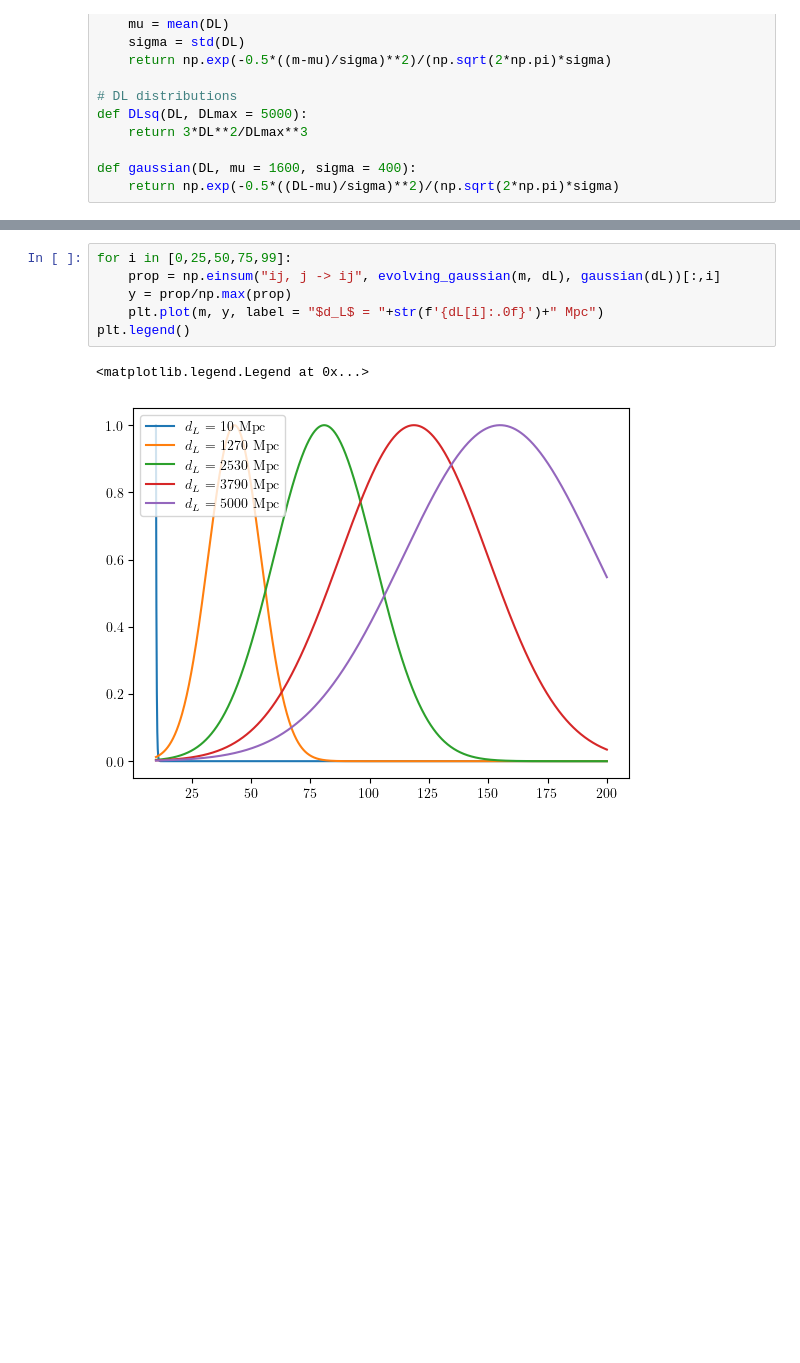
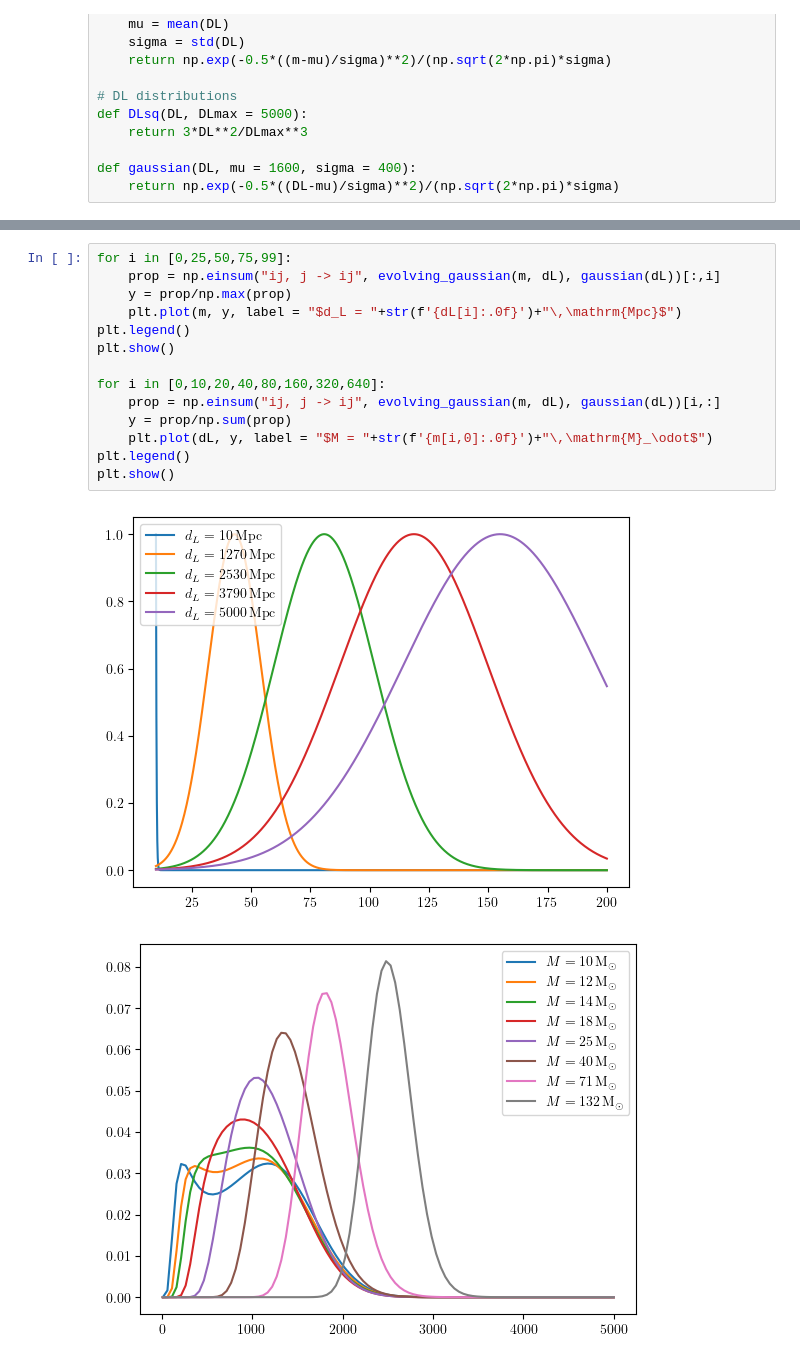
Before and after one commit to thomasckng/population_analysis, a Jupyter notebook: H0_test/plot_distributions.ipynb, the cells around one changed output, grey strips where cells are left out. Drawn from its saved outputs; the diff is of its cells as text; blank space fills up the shorter version.

```diff
--- a/H0_test/plot_distributions.ipynb
+++ b/H0_test/plot_distributions.ipynb
@@ -44,9 +54,17 @@ dL = np.linspace(10,5000,100)
 # %%
 for i in [0,25,50,75,99]:
     prop = np.einsum("ij, j -> ij", evolving_gaussian(m, dL), gaussian(dL))[:,i]
     y = prop/np.max(prop)
-    plt.plot(m, y, label = "$d_L$ = "+str(f'{dL[i]:.0f}')+" Mpc")
+    plt.plot(m, y, label = "$d_L = "+str(f'{dL[i]:.0f}')+"\,\mathrm{Mpc}$")
 plt.legend()
+plt.show()
+
+for i in [0,10,20,40,80,160,320,640]:
+    prop = np.einsum("ij, j -> ij", evolving_gaussian(m, dL), gaussian(dL))[i,:]
+    y = prop/np.sum(prop)
+    plt.plot(dL, y, label = "$M = "+str(f'{m[i,0]:.0f}')+"\,\mathrm{M}_\odot$")
+plt.legend()
+plt.show()
 # %% [output]
-<matplotlib.legend.Legend at 0x...>
-[figure, old version]
+[figure, new version]
+[figure, added]
```
Also changed, not shown: parts of 4 cells of this notebook.
